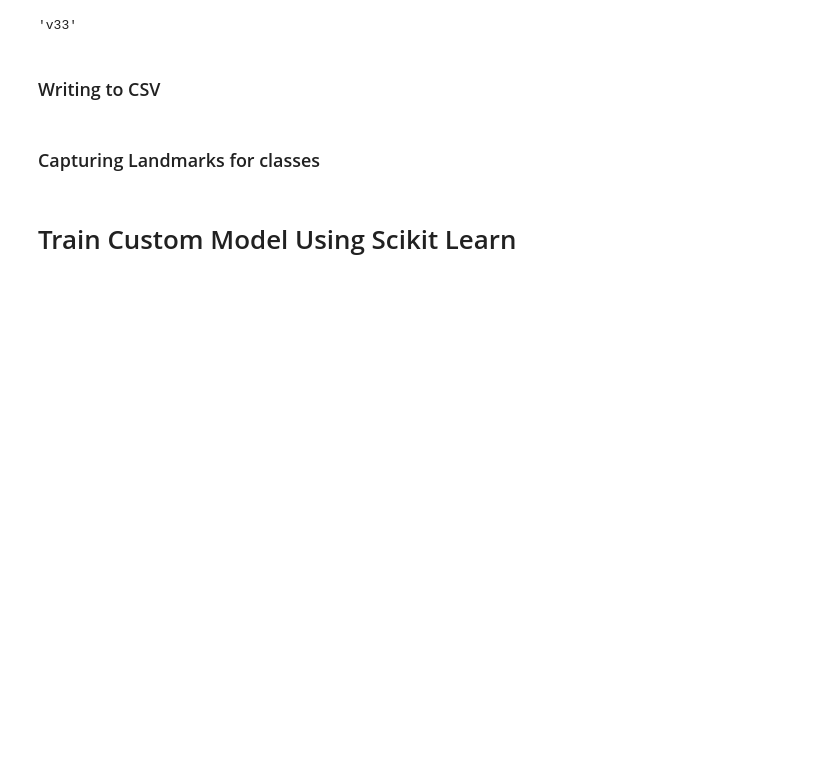
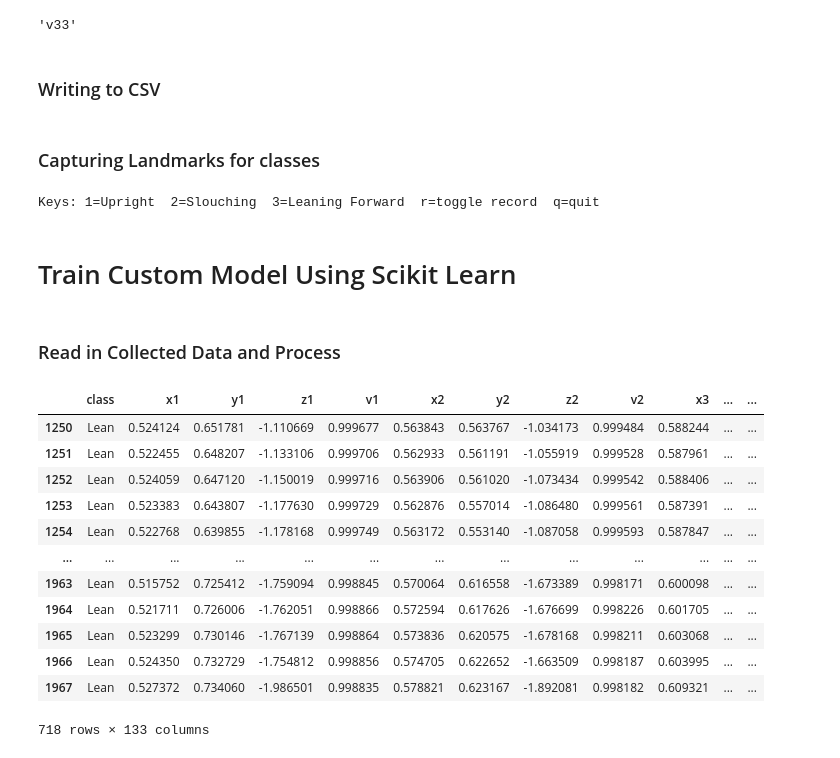
Before and after one commit to Endiong/Posture-Detection-System, a Jupyter notebook: Notebooks/PDS.ipynb, the cells around one changed output. Drawn from its saved outputs; the diff is of its cells as text; code cells hidden in the pictures; blank space fills up the shorter version.

Commit message:
Captured landmarks, trained model and made predictions

```diff
--- a/Notebooks/PDS.ipynb
+++ b/Notebooks/PDS.ipynb
@@ -109,6 +125,11 @@ cap = cv2.VideoCapture(0)
 
 # Initialize pose model
 pose = mp_pose.Pose(min_detection_confidence=0.5, min_tracking_confidence=0.5)
+
+# Setup defaults
+recording = False
+current_label = "Upright"  # Default label
+print("Keys: 1=Upright  2=Slouching  3=Leaning Forward  r=toggle record  q=quit")
 
 while cap.isOpened():
     ret, frame = cap.read()
@@ -127,31 +148,40 @@ while cap.isOpened():
     if results.pose_landmarks:
         mp_drawing.draw_landmarks(image, results.pose_landmarks, mp_pose.POSE_CONNECTIONS)
 
-    try:
-        # Extract Pose Lnadmarks
-        pose =  results.pose_landmarks.landmark
-        pose_row = list(np.array([[landmark.x, landmark.y, landmark.z, landmark.visibility] for landmark in pose]).flatten())
+        # Save coordinates if recording
+        if recording:
+            landmarks = results.pose_landmarks.landmark
+            pose_row = list(np.array([[lm.x, lm.y, lm.z, lm.visibility] for lm in landmarks]).flatten())
+            row = [current_label] + pose_row
+            with open("coords.csv", "a", newline="") as f:  # append mode
+                csv.writer(f).writerow(row)
 
-        row = pose_row
+    # Show label and recording status
+    status_text = f"Label: {current_label} | Recording: {recording}"
+    cv2.putText(image, status_text, (10, 30), cv2.FONT_HERSHEY_SIMPLEX, 0.7, (0, 255, 0), 2)
 
-        #Append class name
-        row.insert(0,class_name)
-
-        # Export to CSV
-        with open('coords.csv', mode='w', newline='') as f:
-                csv_writer = csv.writer(f, delimiter=',', quotechar='"', quoting=csv.QUOTE_MINIMAL)
-                csv_writer.writerow(row)
-
-    except:
-        pass
-
-
+    # Display feed
     cv2.imshow('Pose Detection', image)
 
-    if cv2.waitKey(10) & 0xFF == ord('q'):
+    # Key controls
+    key = cv2.waitKey(1) & 0xFF
+    if key == ord('1'):
+        current_label = "Good"
+    elif key == ord('2'):
+        current_label = "Slouch"
+    elif key == ord('3'):
+        current_label = "Lean"
+    elif key == ord('r'):
+        recording = not recording
+        print(f"Recording: {recording}, Label: {current_label}, Time: {time.time()}")
+    elif key == ord('q'):
         break
 
 cap.release()
 cv2.destroyAllWindows()
+# %% [output]
+Keys: 1=Upright  2=Slouching  3=Leaning Forward  r=toggle record  q=quit
 # %% [markdown]
 # Train Custom Model Using Scikit Learn
+# %% [markdown]
+### Read in Collected Data and Process
@@ -157,0 +191,18 @@ cv2.destroyAllWindows()
+# %%
+df = pd.read_csv("coords.csv")
+# %%
+df[df["class"]=="Lean"]
+# %% [output]
+|  | class | x1 | y1 | z1 | v1 | x2 | y2 | z2 | v2 | x3 | ... | ... |
+| 1250 | Lean | 0.524124 | 0.651781 | -1.110669 | 0.999677 | 0.563843 | 0.563767 | -1.034173 | 0.999484 | 0.588244 | ... | ... |
+| 1251 | Lean | 0.522455 | 0.648207 | -1.133106 | 0.999706 | 0.562933 | 0.561191 | -1.055919 | 0.999528 | 0.587961 | ... | ... |
+| 1252 | Lean | 0.524059 | 0.647120 | -1.150019 | 0.999716 | 0.563906 | 0.561020 | -1.073434 | 0.999542 | 0.588406 | ... | ... |
+| 1253 | Lean | 0.523383 | 0.643807 | -1.177630 | 0.999729 | 0.562876 | 0.557014 | -1.086480 | 0.999561 | 0.587391 | ... | ... |
+| 1254 | Lean | 0.522768 | 0.639855 | -1.178168 | 0.999749 | 0.563172 | 0.553140 | -1.087058 | 0.999593 | 0.587847 | ... | ... |
+| ... | ... | ... | ... | ... | ... | ... | ... | ... | ... | ... | ... | ... |
+| 1963 | Lean | 0.515752 | 0.725412 | -1.759094 | 0.998845 | 0.570064 | 0.616558 | -1.673389 | 0.998171 | 0.600098 | ... | ... |
+| 1964 | Lean | 0.521711 | 0.726006 | -1.762051 | 0.998866 | 0.572594 | 0.617626 | -1.676699 | 0.998226 | 0.601705 | ... | ... |
+| 1965 | Lean | 0.523299 | 0.730146 | -1.767139 | 0.998864 | 0.573836 | 0.620575 | -1.678168 | 0.998211 | 0.603068 | ... | ... |
+| 1966 | Lean | 0.524350 | 0.732729 | -1.754812 | 0.998856 | 0.574705 | 0.622652 | -1.663509 | 0.998187 | 0.603995 | ... | ... |
+| 1967 | Lean | 0.527372 | 0.734060 | -1.986501 | 0.998835 | 0.578821 | 0.623167 | -1.892081 | 0.998182 | 0.609321 | ... | ... |
+718 rows × 133 columns
```
Also changed, not shown: parts of 25 cells of this notebook, 2 other files.
